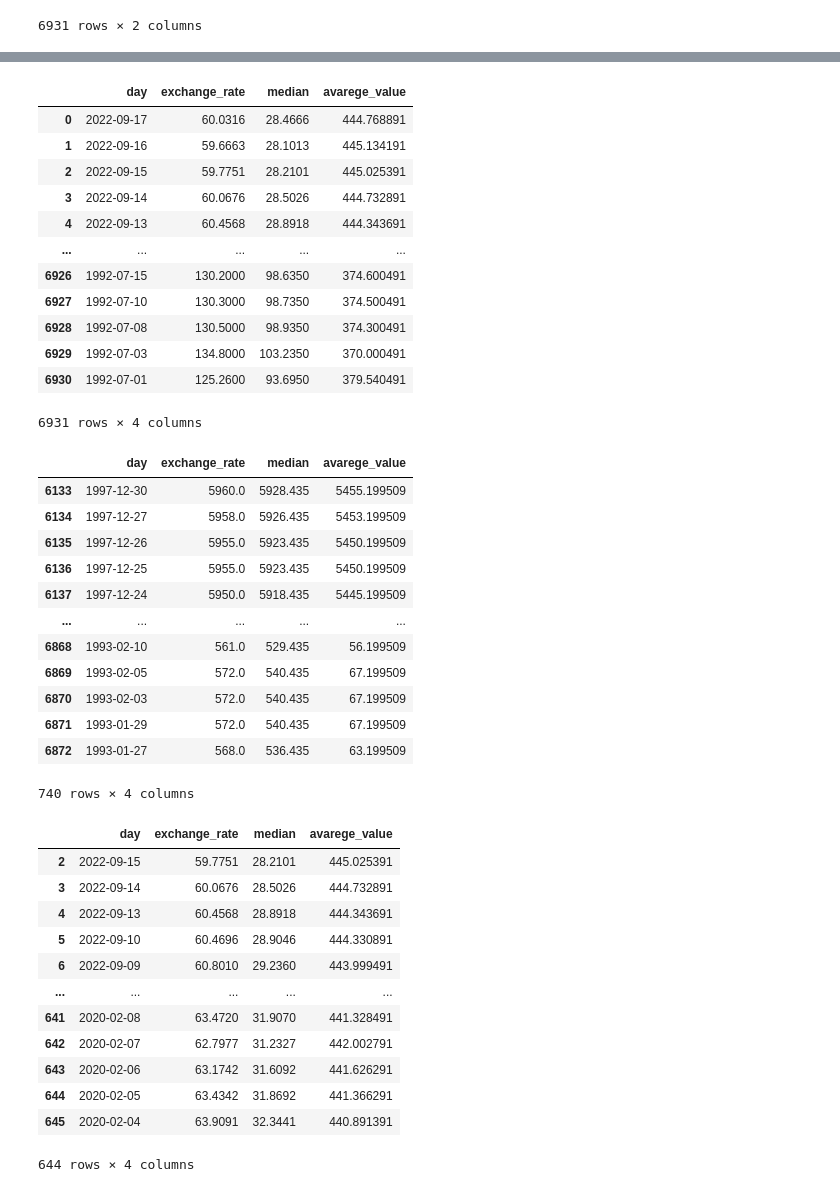
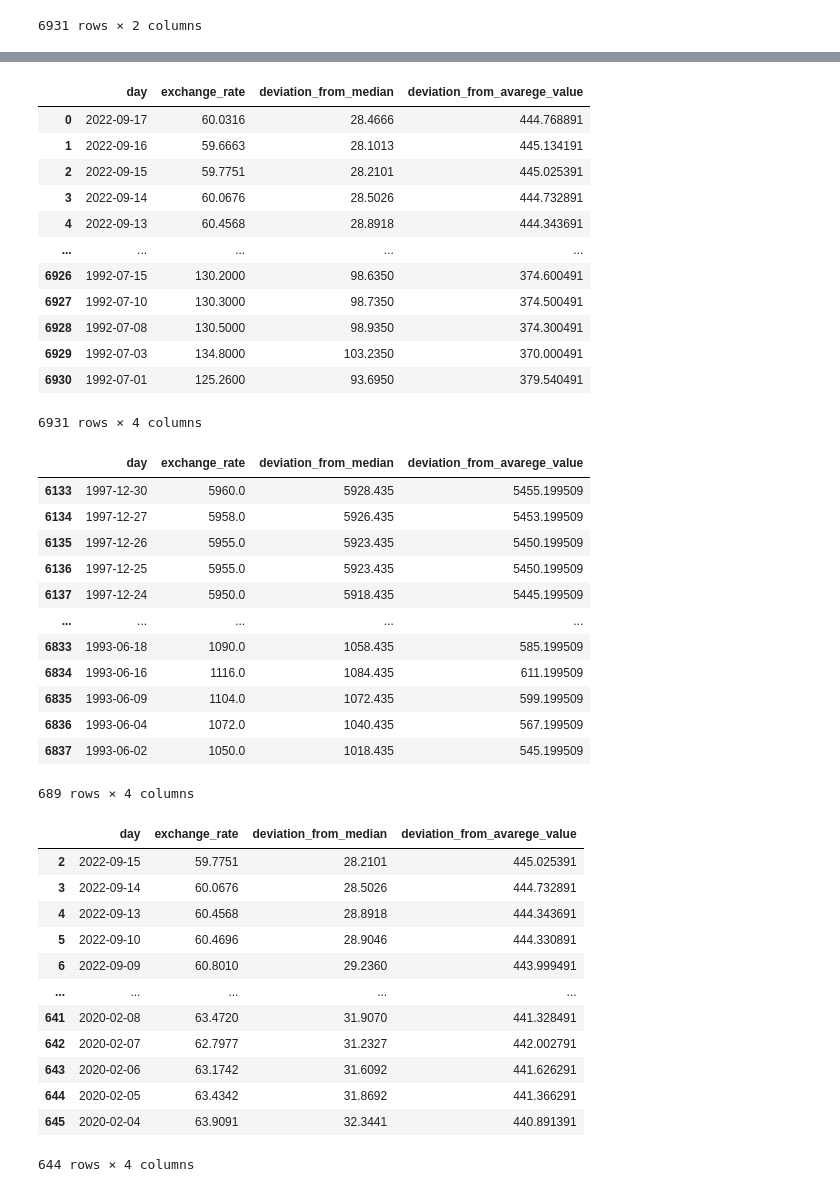
Before and after one commit to artyEZ/Lab4, a Jupyter notebook: main.ipynb, the cells around one changed output, grey strips where cells are left out. Saved outputs shown, nothing was run; the diff lists cells and outputs as text; code cells hidden in the pictures.

```diff
--- a/main.ipynb
+++ b/main.ipynb
@@ -36,10 +36,10 @@ Exchange rate    0
 dtype: int64
 # %%
-df['median'] = abs(df['exchange_rate'] - df['exchange_rate'].median())
-df['avarege_value'] = abs(df['exchange_rate'] - df['exchange_rate'].mean())
+df['deviation_from_median'] = abs(df['exchange_rate'] - df['exchange_rate'].median())
+df['deviation_from_avarege_value'] = abs(df['exchange_rate'] - df['exchange_rate'].mean())
 df
 # %% [output]
-|  | day | exchange_rate | median | avarege_value |
+|  | day | exchange_rate | deviation_from_median | deviation_from_avarege_value |
 | 0 | 2022-09-17 | 60.0316 | 28.4666 | 444.768891 |
 | 1 | 2022-09-16 | 59.6663 | 28.1013 | 445.134191 |
 | 2 | 2022-09-15 | 59.7751 | 28.2101 | 445.025391 |
@@ -53,37 +53,37 @@ df
 | 6930 | 1992-07-01 | 125.2600 | 93.6950 | 379.540491 |
 6931 rows × 4 columns
 # %%
-def filter_by_avg(pd: pd.DataFrame, average_value: int) -> pd.DataFrame:
+def filter_by_avg(pd: pd.DataFrame, value: int) -> pd.DataFrame:
     """Write a function that takes as input a DataFrame
     and a value of deviation from the average rate value,
     and returns a DataFrame filtered by the value of
     deviation from the average rate value.
 
     Args:
         pd (pd.DataFrame): start DataFrame
         average_value (int): deviation from the average rate value
 
     Returns:
         pd.DataFrame: filtered DataFrame
     """
-    pf = df[df['exchange_rate'] >= average_value]
+    pf = df[df['deviation_from_avarege_value'] >= value]
     return pf
 
 filter_by_avg(pd, df['exchange_rate'].mean())
 # %% [output]
-|  | day | exchange_rate | median | avarege_value |
+|  | day | exchange_rate | deviation_from_median | deviation_from_avarege_value |
 | 6133 | 1997-12-30 | 5960.0 | 5928.435 | 5455.199509 |
 | 6134 | 1997-12-27 | 5958.0 | 5926.435 | 5453.199509 |
 | 6135 | 1997-12-26 | 5955.0 | 5923.435 | 5450.199509 |
 | 6136 | 1997-12-25 | 5955.0 | 5923.435 | 5450.199509 |
 | 6137 | 1997-12-24 | 5950.0 | 5918.435 | 5445.199509 |
 | ... | ... | ... | ... | ... |
-| 6868 | 1993-02-10 | 561.0 | 529.435 | 56.199509 |
-| 6869 | 1993-02-05 | 572.0 | 540.435 | 67.199509 |
-| 6870 | 1993-02-03 | 572.0 | 540.435 | 67.199509 |
-| 6871 | 1993-01-29 | 572.0 | 540.435 | 67.199509 |
-| 6872 | 1993-01-27 | 568.0 | 536.435 | 63.199509 |
+| 6833 | 1993-06-18 | 1090.0 | 1058.435 | 585.199509 |
+| 6834 | 1993-06-16 | 1116.0 | 1084.435 | 611.199509 |
+| 6835 | 1993-06-09 | 1104.0 | 1072.435 | 599.199509 |
+| 6836 | 1993-06-04 | 1072.0 | 1040.435 | 567.199509 |
+| 6837 | 1993-06-02 | 1050.0 | 1018.435 | 545.199509 |
-740 rows × 4 columns
+689 rows × 4 columns
 # %%
 def sorted_by_dates(pd: pd.DataFrame, data_from: str, data_to: str) -> pd.DataFrame:
     """Write a function that takes a DataFrame, a start date and an end date as input, and returns a DataFrame filtered by dates.
@@ -102,7 +102,7 @@ def sorted_by_dates(pd: pd.DataFrame, data_from: str, data_to: str) -> pd.DataFr
 
 sorted_by_dates(pd, '2022-9-15', '2020-02-02')
 # %% [output]
-|  | day | exchange_rate | median | avarege_value |
+|  | day | exchange_rate | deviation_from_median | deviation_from_avarege_value |
 | 2 | 2022-09-15 | 59.7751 | 28.2101 | 445.025391 |
 | 3 | 2022-09-14 | 60.0676 | 28.5026 | 444.732891 |
 | 4 | 2022-09-13 | 60.4568 | 28.8918 | 444.343691 |
```
Also changed, not shown: parts of 4 cells of this notebook.
